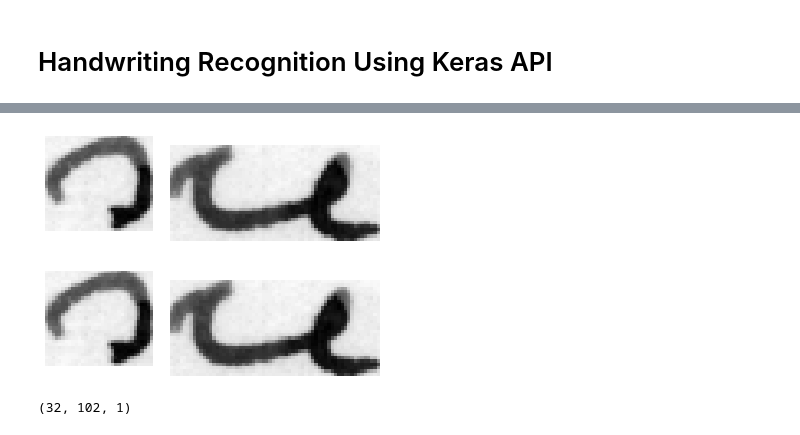
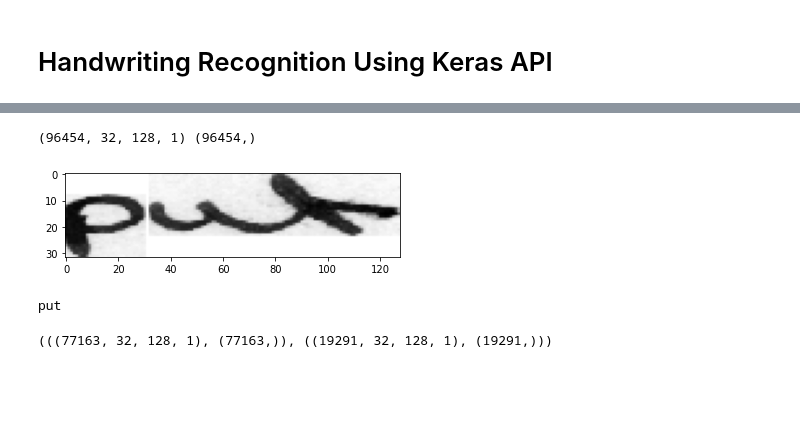
Before and after one commit to kartikeya72001/Handwriting_Recognition, a Jupyter notebook: main.ipynb, the cells around one changed output, grey strips where cells are left out. Cells and saved outputs as stored; diff of their text form; code cells hidden in the pictures; blank space fills up the shorter version.

```diff
--- a/main.ipynb
+++ b/main.ipynb
@@ -36,6 +16,14 @@ img = image.load_img("../data/words/b02/b02-097/b02-097-07-08.png",color_mode='g
+# %%
+x_train = np.load("X.npy")
+y_train = np.load("Y.npy")
+# %%
+print(x_train.shape,y_train.shape)
+# %% [output]
+(96454, 32, 128, 1) (96454,)
 # %%
-plt.imshow(img, cmap='gray')
-plt.axis("off")
+plt.imshow((x_train[22]/255.0),cmap='gray')
 plt.show()
+print(y_train[22])
 # %% [output]
-[figure, old version]
+[figure, new version]
+put
@@ -45,10 +29,0 @@ new_img = new_img/255.0
-# %%
-plt.imshow(new_img, cmap='gray')
-plt.axis("off")
-plt.show()
-# %% [output]
-[figure, removed]
-# %%
-new_img.shape
-# %% [output]
-(32, 102, 1)
@@ -54,0 +37,4 @@ new_img.shape
+# %%
+(X.shape,Y.shape),(x_val.shape,y_val.shape)
+# %% [output]
+(((77163, 32, 128, 1), (77163,)), ((19291, 32, 128, 1), (19291,)))
```
Also changed, not shown: parts of 14 cells of this notebook.
